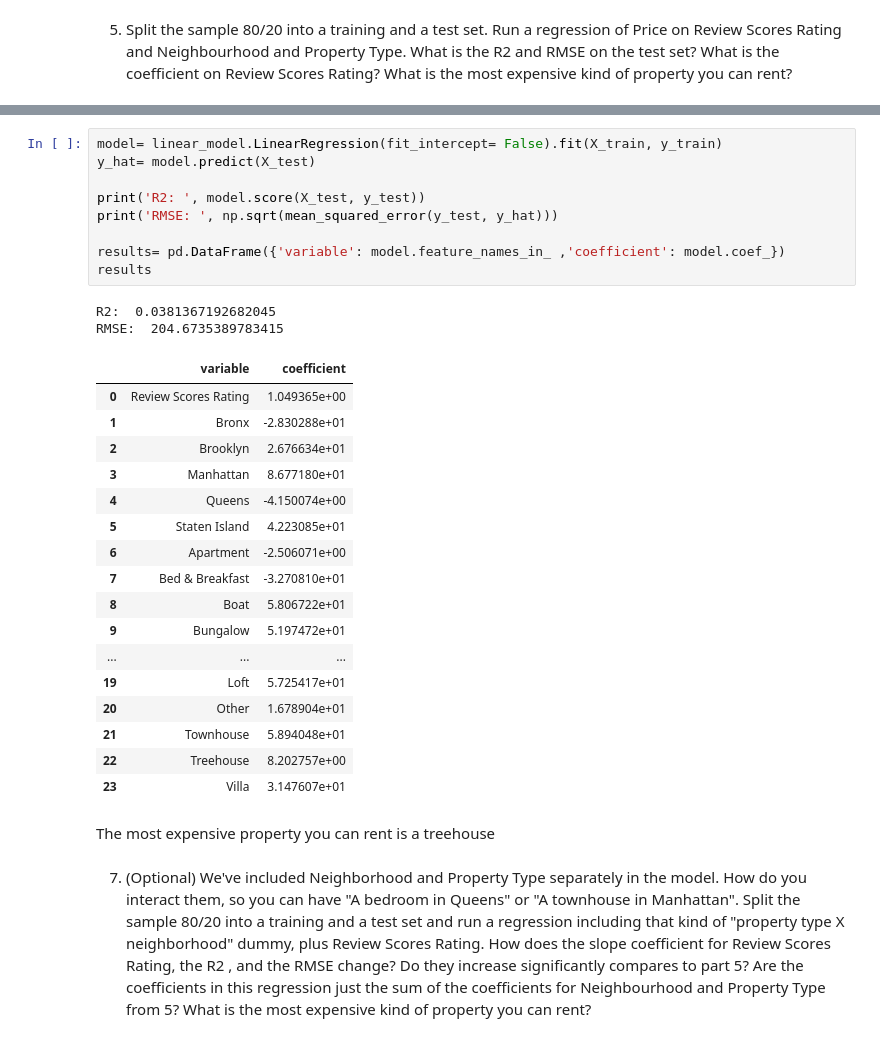
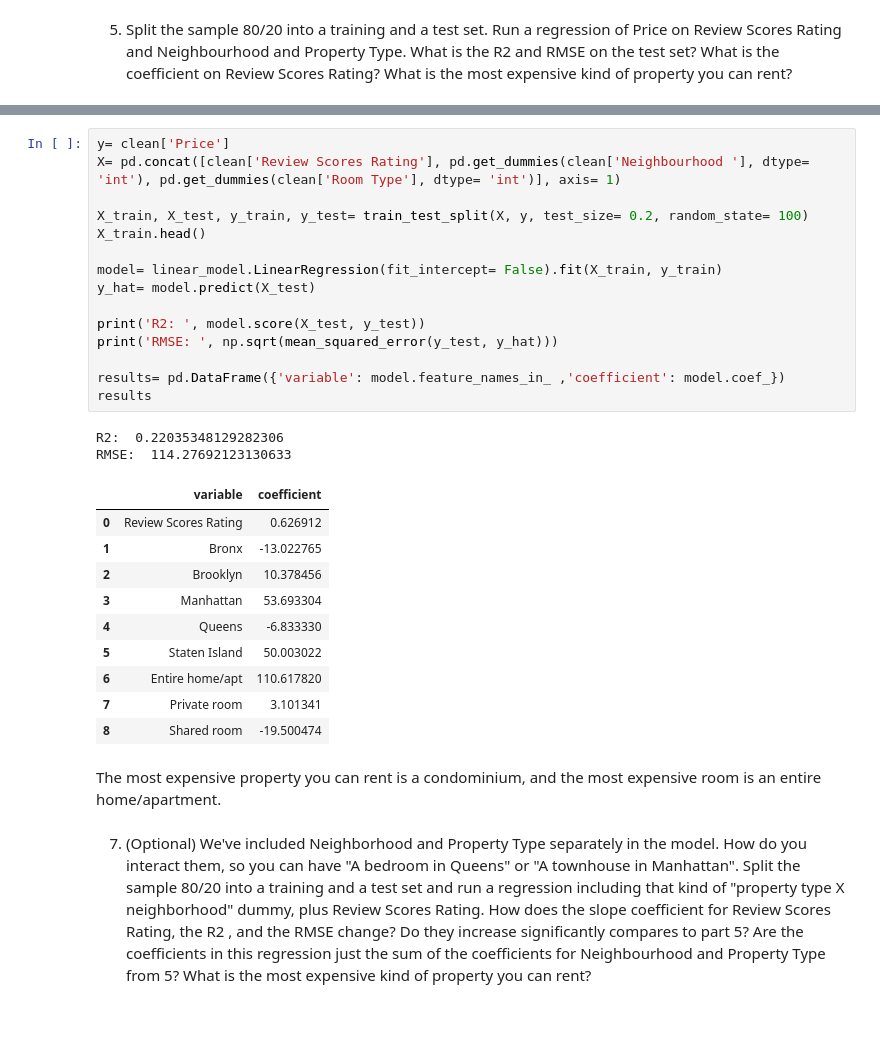
Before and after one commit to cann-emma/myfork-linearRegression, a Jupyter notebook: assignment.ipynb, the cells around one changed output, grey strips where cells are left out. Cells and saved outputs as stored; diff of their text form.

```diff
--- a/assignment.ipynb
+++ b/assignment.ipynb
@@ -223,33 +234,32 @@ X_train.head()
 # %%
+y= clean['Price']
+X= pd.concat([clean['Review Scores Rating'], pd.get_dummies(clean['Neighbourhood '], dtype= 'int'), pd.get_dummies(clean['Room Type'], dtype= 'int')], axis= 1)
+
+X_train, X_test, y_train, y_test= train_test_split(X, y, test_size= 0.2, random_state= 100)
+X_train.head()
+
 model= linear_model.LinearRegression(fit_intercept= False).fit(X_train, y_train)
 y_hat= model.predict(X_test)
 
 print('R2: ', model.score(X_test, y_test))
 print('RMSE: ', np.sqrt(mean_squared_error(y_test, y_hat)))
 
 results= pd.DataFrame({'variable': model.feature_names_in_ ,'coefficient': model.coef_})
 results
 # %% [output]
-R2:  0.0381367192682045
-RMSE:  204.6735389783415
+R2:  0.22035348129282306
+RMSE:  114.27692123130633
 |  | variable | coefficient |
-| 0 | Review Scores Rating | 1.049365e+00 |
-| 1 | Bronx | -2.830288e+01 |
-| 2 | Brooklyn | 2.676634e+01 |
-| 3 | Manhattan | 8.677180e+01 |
-| 4 | Queens | -4.150074e+00 |
-| 5 | Staten Island | 4.223085e+01 |
-| 6 | Apartment | -2.506071e+00 |
-| 7 | Bed & Breakfast | -3.270810e+01 |
-| 8 | Boat | 5.806722e+01 |
-| 9 | Bungalow | 5.197472e+01 |
-| ... | ... | ... |
-| 19 | Loft | 5.725417e+01 |
-| 20 | Other | 1.678904e+01 |
-| 21 | Townhouse | 5.894048e+01 |
-| 22 | Treehouse | 8.202757e+00 |
-| 23 | Villa | 3.147607e+01 |
+| 0 | Review Scores Rating | 0.626912 |
+| 1 | Bronx | -13.022765 |
+| 2 | Brooklyn | 10.378456 |
+| 3 | Manhattan | 53.693304 |
+| 4 | Queens | -6.833330 |
+| 5 | Staten Island | 50.003022 |
+| 6 | Entire home/apt | 110.617820 |
+| 7 | Private room | 3.101341 |
+| 8 | Shared room | -19.500474 |
 # %% [markdown]
-The most expensive property you can rent is a treehouse
+The most expensive property you can rent is a condominium, and the most expensive room is an entire home/apartment.
 # %% [markdown]
 7. (Optional) We've included Neighborhood and Property Type separately in the model. How do you interact them, so you can have "A bedroom in Queens" or "A townhouse in Manhattan". Split the sample 80/20 into a training and a test set and run a regression including that kind of "property type X neighborhood" dummy, plus Review Scores Rating. How does the slope coefficient for Review Scores Rating, the  R2 , and the RMSE change? Do they increase significantly compares to part 5? Are the coefficients in this regression just the sum of the coefficients for Neighbourhood and Property Type from 5? What is the most expensive kind of property you can rent?
```
Also changed, not shown: parts of 13 cells of this notebook.
